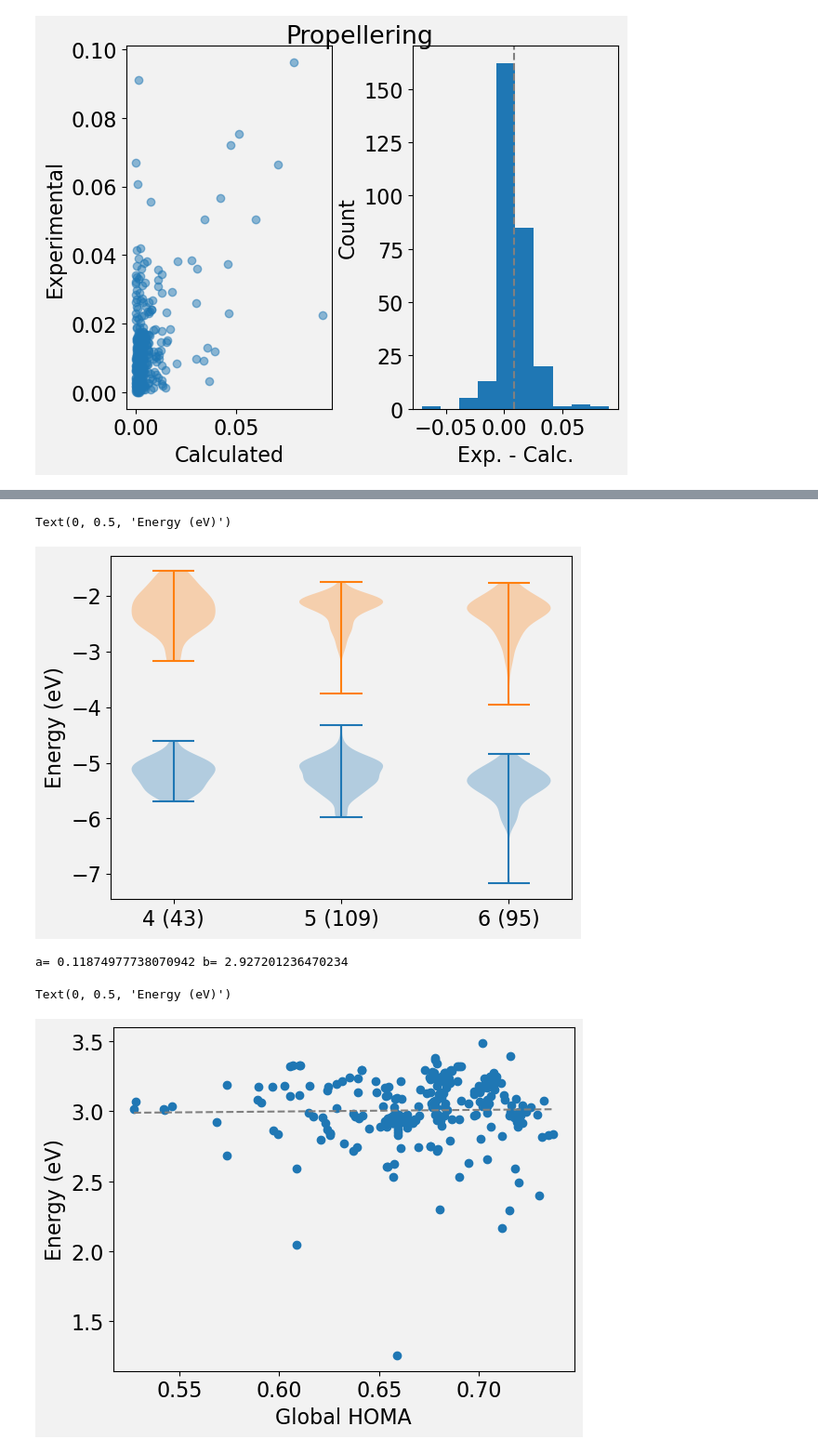
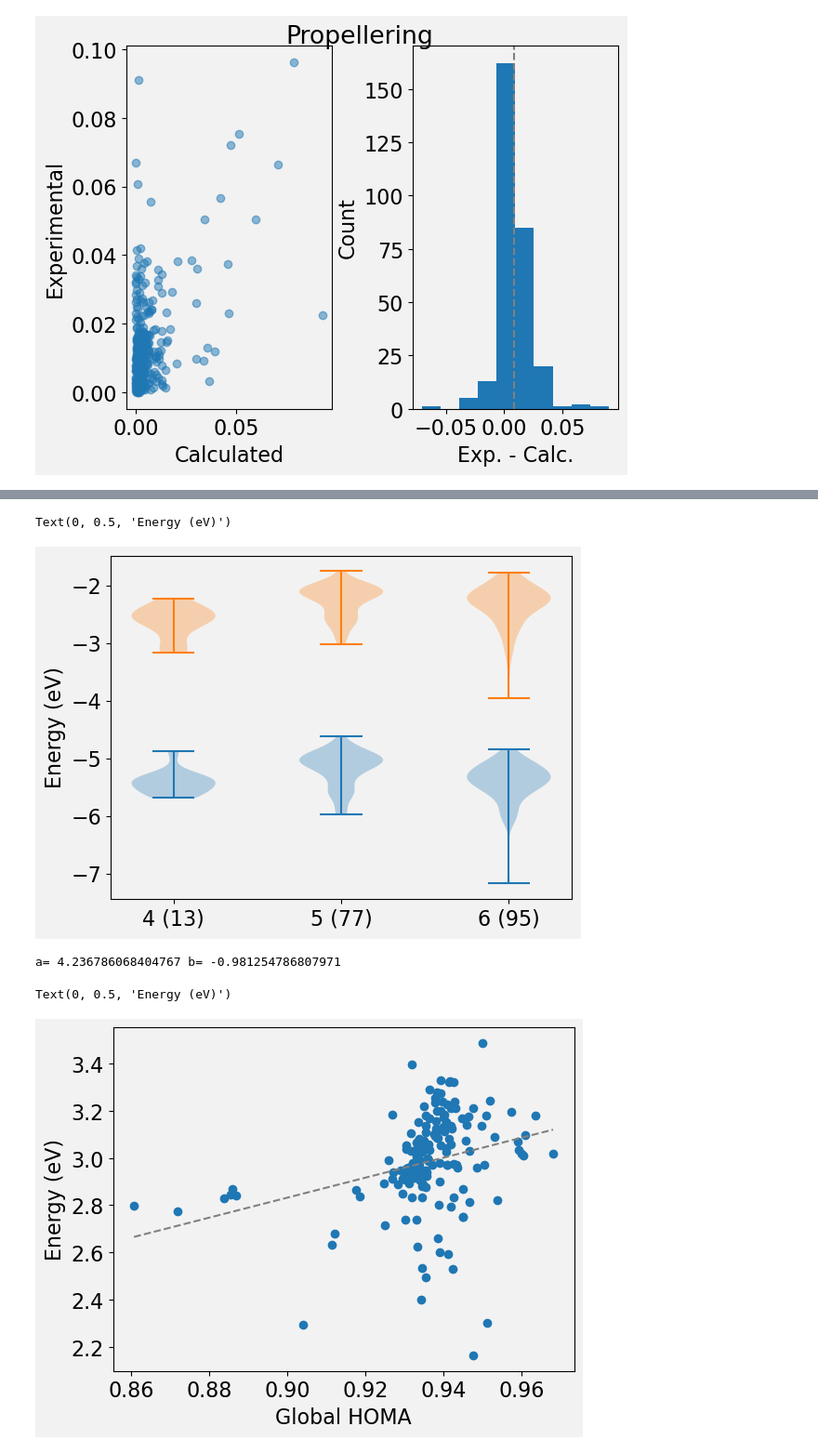
Before and after one commit to ajr15/PorCrystalStructures, a Jupyter notebook: src/notebooks/main.ipynb, the cells around one changed output, grey strips where cells are left out. Shown at 93% size. Cells and saved outputs as stored; diff of their text form; code cells hidden in the pictures.

```diff
--- a/src/notebooks/main.ipynb
+++ b/src/notebooks/main.ipynb
@@ -60,26 +61,28 @@ def non_planarity_df(session, sids, units, add_total_non_planarity):
     return pd.DataFrame(data=feat.featurize(session, sids), columns=feat.feature_names, index=sids)
 
 def orca_property_names(session):
-    names = session.query(StructureProperty.property).filter(StructureProperty.source == "orca_geometry_optimization").distinct().all()
+    names = session.query(StructureProperty.property).filter(StructureProperty.source == "orca_property/base_calc").distinct().all()
     return [x[0] for x in names]
 
-def orca_properties_df(session, sids):
+def orca_properties_df(session, sids, source: str):
     # reading the data from SQL
     props = orca_property_names(session)
     units = [None for _ in range(len(props))]
-    feat = StructurePropertyFeaturizer(props, units, navalue=None)
+    feat = StructurePropertyFeaturizer(props, units, navalue=None, property_source=source)
     df = pd.DataFrame(data=feat.featurize(session, sids), columns=feat.feature_names, index=sids)
     df = df.dropna()
-
     return df
 
 def complex_details(session, sid):
     metal = session.query(Substituent.substituent).filter(Substituent.structure == sid).filter(Substituent.position == "metal").all()[0][0][1:-1]
     coordination = 6 - session.query(SubstituentProperty).filter(SubstituentProperty.position == "axial").filter(SubstituentProperty.structure == sid).count()
-    return [metal, coordination]
+    d_population = session.query(SubstituentProperty.value).filter(SubstituentProperty.property == "d_population").filter(SubstituentProperty.structure == sid).first()
+    if d_population is not None:
+        d_population = d_population[0]
+    return [metal, coordination, d_population]
 
 def complex_details_df(session, sids):
-    feat = FunctionFeaturizer(["metal", "coordination"], complex_details, navalue=None)
+    feat = FunctionFeaturizer(["metal", "coordination", "d_population"], complex_details, navalue=None)
     return feat.featurize(session, sids)
 
 
@@ -111,15 +114,17 @@ def scatter_plot(x, y, ax=None, xname=None, yname=None, add_fitted_line=False, a
         fitted_x = [min(x), max(x)]
         ax.plot(fitted_x, fitted_x, color=linecolor, linestyle=linestyle)
 
-def get_sids(session, have_dft: bool=True, only_singlet: bool=True):
+def get_sids(session, have_dft: bool=True, have_electronic_structure: bool=False, only_singlet: bool=True):
     q = session.query(Structure.id)
     if have_dft:
         q = q.filter(Structure.orca_out != None)
+    if have_electronic_structure:
+        q = session.query(StructureProperty.structure).filter(StructureProperty.source.like("orca_property/S%")).distinct()
     sids = set([x[0] for x in q.all()])
     if only_singlet:
         ajr = session.query(SubstituentProperty.structure).\
             filter(SubstituentProperty.property == 'd_population').\
-                filter((SubstituentProperty.smiles == '[Fe]') | (SubstituentProperty.value % 2 == 1)).all()
-        ajr = set([x[0] for x in ajr])
+                filter((SubstituentProperty.value == 6) | (SubstituentProperty.value % 2 == 1)).all()
+        ajr = set([x[0] for x in ajr] + ["QARCOD"])
         sids = sids - ajr
     return list(sids)
@@ -343,16 +346,16 @@ plt.xticks(positions, ["{} ({})".format(m, len(df[df[column] == m])) for m in me
 plt.ylabel("Energy (eV)")
 # %% [output]
 Text(0, 0.5, 'Energy (eV)')
-[figure, old version]
+[figure, new version]
 # %%
-prop = "Pyrrole HOMA"
+prop = "Global HOMA"
 scatter_plot(df[prop].astype(float), df["Gap"].astype(float), label="LUMO", add_fitted_line=True, linecolor="gray")
 plt.xlabel(prop)
 plt.ylabel("Energy (eV)")
 # %% [output]
-a= 0.11874977738070942 b= 2.927201236470234
+a= 4.236786068404767 b= -0.981254786807971
 Text(0, 0.5, 'Energy (eV)')
-[figure, old version]
+[figure, new version]
 # %%
 scatter_plot(df["Pyrrole HOMA"].astype(float), df["HOMO"].astype(float), label="HOMO", add_fitted_line=True, linecolor="gray")
 scatter_plot(df["Pyrrole HOMA"].astype(float), df["LUMO"].astype(float), label="LUMO", add_fitted_line=True, linecolor="gray")
```
Also changed, not shown: parts of 18 cells of this notebook, 3 other files.
